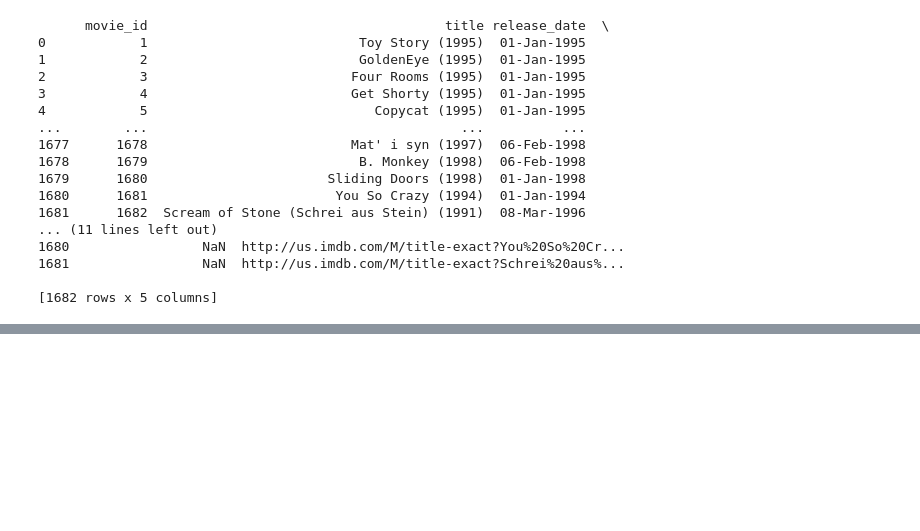
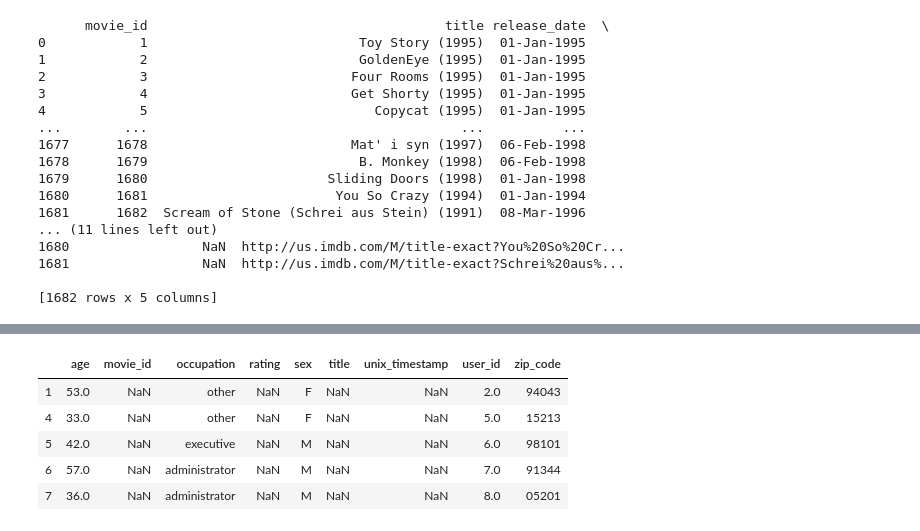
Before and after one commit to maryam2008/2015, a Jupyter notebook: Lectures/MypandasExercise.ipynb, the cells around one changed output, grey strips where cells are left out. Saved outputs shown, nothing was run; the diff lists cells and outputs as text; code cells hidden in the pictures; blank space fills up the shorter version.

```diff
--- a/Lectures/MypandasExercise.ipynb
+++ b/Lectures/MypandasExercise.ipynb
@@ -203,0 +246,9 @@ max    1682.000000                 NaN
+# %%
+User_Grt_than_25.head()
+# %% [output]
+|  | age | movie_id | occupation | rating | sex | title | unix_timestamp | user_id | zip_code |
+| 1 | 53.0 | NaN | other | NaN | F | NaN | NaN | 2.0 | 94043 |
+| 4 | 33.0 | NaN | other | NaN | F | NaN | NaN | 5.0 | 15213 |
+| 5 | 42.0 | NaN | executive | NaN | M | NaN | NaN | 6.0 | 98101 |
+| 6 | 57.0 | NaN | administrator | NaN | M | NaN | NaN | 7.0 | 91344 |
+| 7 | 36.0 | NaN | administrator | NaN | M | NaN | NaN | 8.0 | 05201 |
```
Also changed, not shown: parts of 20 cells of this notebook.
